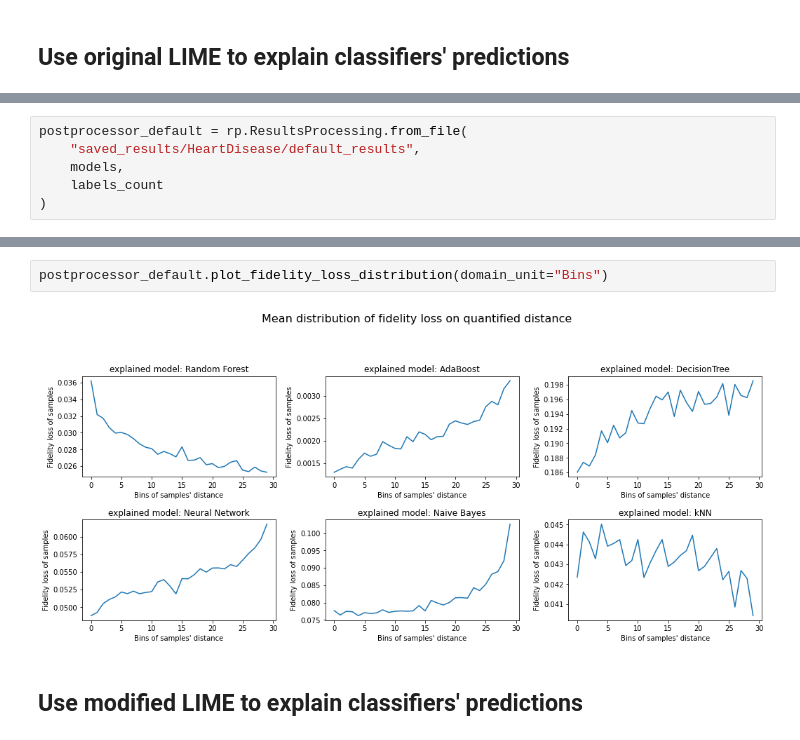
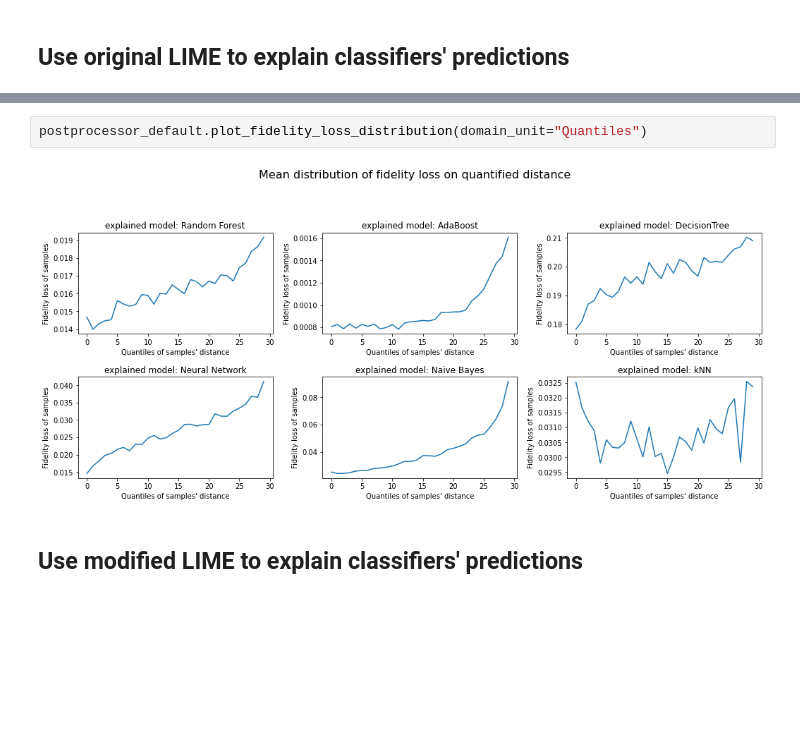
Before and after one commit to vonHousen/lime, a Jupyter notebook: doc/mod/notebooks/EfficiencyTest_HeartDisease.ipynb, the cells around one changed output, grey strips where cells are left out. Drawn from its saved outputs; the diff is of its cells as text; blank space fills up the shorter version.

```diff
--- a/doc/mod/notebooks/EfficiencyTest_HeartDisease.ipynb
+++ b/doc/mod/notebooks/EfficiencyTest_HeartDisease.ipynb
@@ -153,9 +168,3 @@ plt.show()
-# %%
-postprocessor_default = rp.ResultsProcessing.from_file(
-    "saved_results/HeartDisease/default_results",
-    models,
-    labels_count
-)
 # %%
 postprocessor_default.plot_scores_for_surrogate_model()
 # %% [output]
@@ -185,7 +194,7 @@ postprocessor_default.plot_fidelity_losses_on_generated_data()
 # %%
-postprocessor_default.plot_fidelity_loss_distribution(domain_unit="Bins")
+postprocessor_default.plot_fidelity_loss_distribution(domain_unit="Quantiles")
 # %% [output]
-[figure, old version]
+[figure, new version]
 # %% [markdown]
 
 
```
Also changed, not shown: parts of 24 cells of this notebook, 22 other files.
